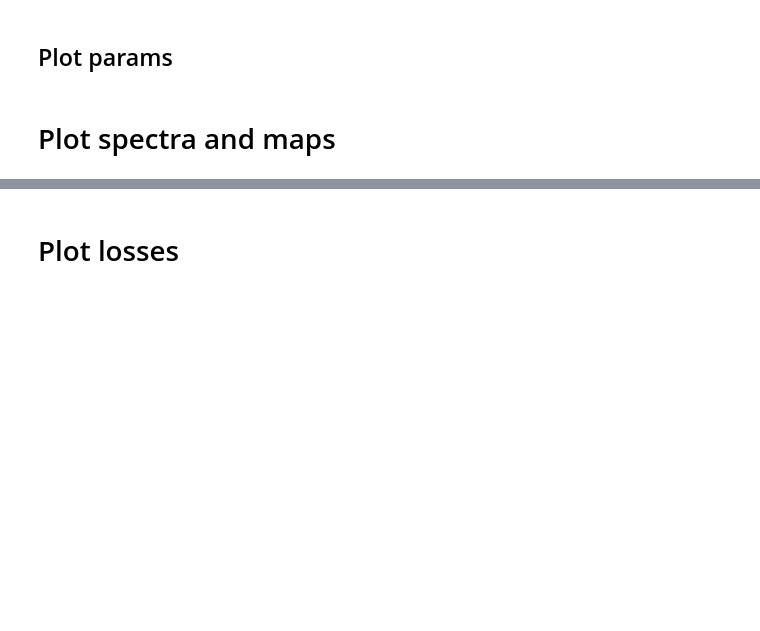
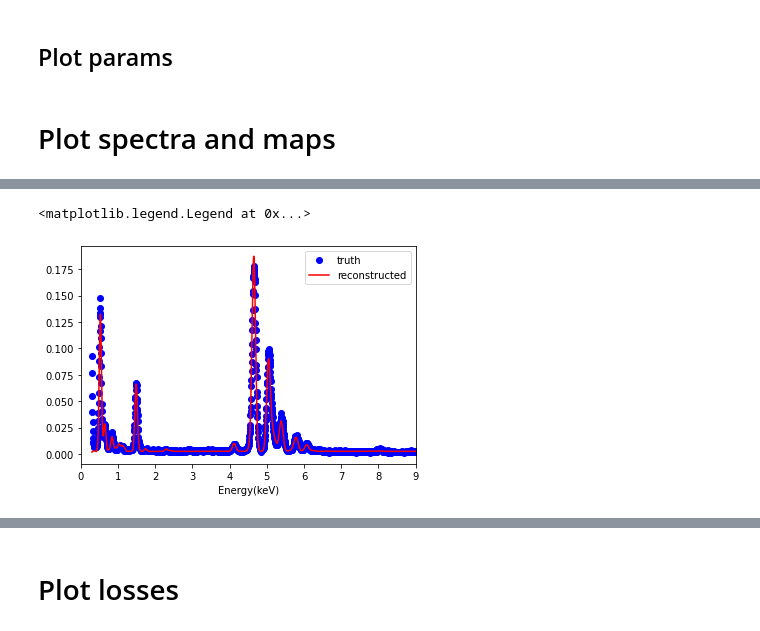
Before and after one commit to adriente/espm, a Jupyter notebook: notebooks/read_HPC_data _TEMP.ipynb, the cells around one changed output, grey strips where cells are left out. Saved outputs shown, nothing was run; the diff lists cells and outputs as text; code cells hidden in the pictures; blank space fills up the shorter version.

```diff
--- a/notebooks/read_HPC_data _TEMP.ipynb
+++ b/notebooks/read_HPC_data _TEMP.ipynb
@@ -113,0 +140,24 @@ np.savetxt("GP.txt",GP.T)
+# %%
+spim.metadata.xray_db = "NLNO_v2.json"
+new_G = spim.build_G("bremsstrahlung",norm = False)
+if callable(new_G) :
+    new_G = new_G()[:,:-2]
+else :
+    new_G = new_G[:,:-2]
+
+film = true_spectra[0]
+substrate = true_spectra[1]
+
+new_W_film = np.abs(np.linalg.lstsq(new_G,film - G[:,8:]@W[8:,0],rcond = None)[0])
+new_W_substrate = np.abs(np.linalg.lstsq(new_G,substrate - G[:,8:]@W[8:,1],rcond= None)[0])
+# %%
+
+plt.plot(x,true_spectra[1],'bo',label='truth',linewidth=4)
+plt.plot(x,new_G@new_W_substrate + G[:,8:]@W[8:,1],'r-',label='reconstructed',markersize=3.5 )
+# plt.plot(film)
+plt.xlim(0,9)
+plt.xlabel("Energy(keV)")
+plt.legend()
+# %% [output]
+<matplotlib.legend.Legend at 0x...>
+[figure, added]
```
Also changed, not shown: parts of 18 cells of this notebook, 9 other files.
